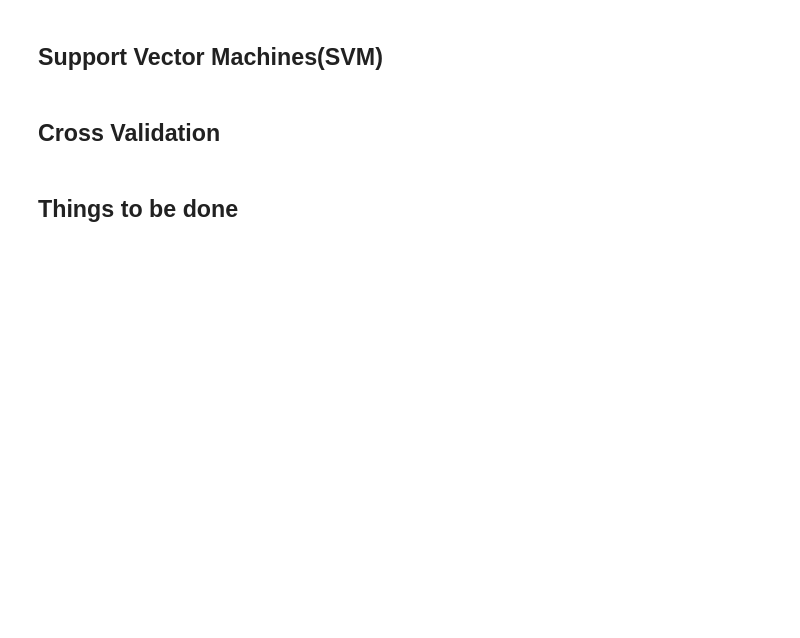
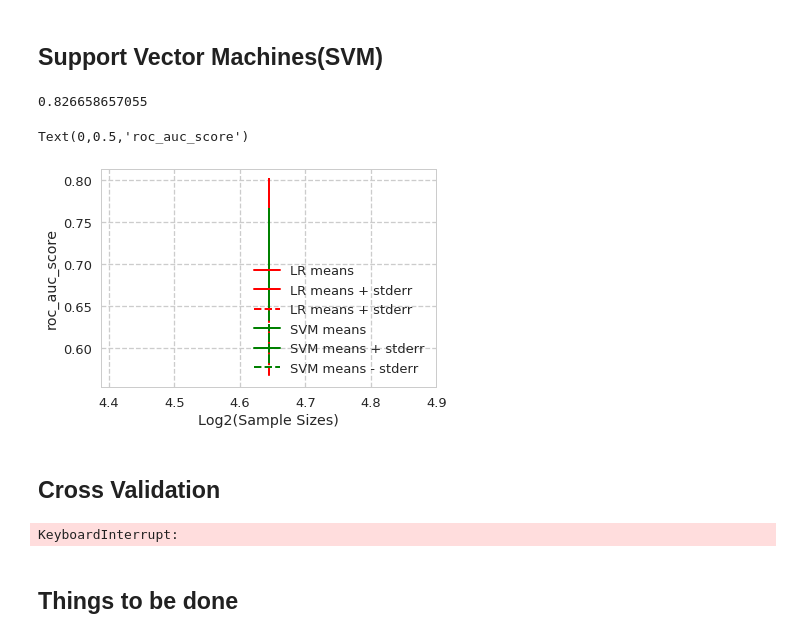
Before and after one commit to harishpuvvada/LoanDefault-Prediction, a Jupyter notebook: Loan_Default_Prediction.ipynb, the cells around one changed output. Drawn from its saved outputs; the diff is of its cells as text; code cells hidden in the pictures; blank space fills up the shorter version.

Commit message:
Bootstrapping and Boosting

```diff
--- a/Loan_Default_Prediction.ipynb
+++ b/Loan_Default_Prediction.ipynb
@@ -216,15 +263,80 @@ Average precision-recall score: 0.87
 # %% [markdown]
 ## Support Vector Machines(SVM)
 # %%
-# clf_svm = svm.SVC(kernel = "linear")
-# clf_svm.fit(X_train,y_train)
-# predictions_svm = clf_svm.predict(X_test)
-# SVM_Accuracy = accuracy_score(y_test,predictions_svm)
-# print(SVM_Accuracy)
-# plotAUC(y_test,predictions_svm, 'SVM')
-# plt.show()
+clf_svm = svm.SVC(kernel = "rbf", degree = 3)
+clf_svm.fit(X_train.iloc[:,[0,4,5,8]],y_train)
+predictions_svm = clf_svm.predict(X_test.iloc[:,[0,4,5,8]])
+SVM_Accuracy = accuracy_score(y_test,predictions_svm)
+print(SVM_Accuracy)
+#plotAUC(y_test,predictions_svm, 'SVM')
+plt.show()
+# %% [output]
+0.826658657055
+# %%
+def modBootstrapper(train, test, nruns, sampsize, lr, c):
+    target = 'loan_status'
+    aucs_boot = []
+    for i in range(nruns):
+        train_samp = train.iloc[np.random.randint(0, len(train), size = sampsize)] #selecting random indexes for KFold
+        if (lr == 1):
+            lr_i = linear_model.LogisticRegression(C = 1e30)
+            lr_i.fit(train_samp.drop(target,1), train_samp[target]) #Linear regression fitting and predicting if lr==1
+            p = lr_i.predict_proba(test.drop(target,1))[:,1]
+        else:
+            svm_i = svm.SVC(kernel='rbf', C = c) #hardcoding the value since it is negative power error.
+            svm_i.fit(train_samp.drop(target,1), train_samp[target])#SVM fitting and predicting if lr==0
+            p = svm_i.decision_function(test.drop(target,1))
+
+        aucs_boot.append(metrics.roc_auc_score(test[target], p)) #calculating auc scores for each bag in bootstrapping
+
+    return [np.mean(aucs_boot), np.sqrt(np.var(aucs_boot))] #mean, standard error = square root of variance
+# %%
+#SampleSizes = [25, 50, 75, 100, 125, 136]*1000
+SampleSizes = [25]*1000
+
+LR_means = []
+Lr_stderr = []
+svm_means = []
+svm_stderr = []
+for n in SampleSizes:
+    mean, err = modBootstrapper(bs_train, bs_test, 20, n, 1, 0.1)# collecting means and stderrs for LR model
+    LR_means.append(mean)
+    Lr_stderr.append(err)
+    mean2, err2 = modBootstrapper(bs_train, bs_test, 20, n, 0, 0.1)# collecting means and stderrs for SVM model
+    svm_means.append(mean2)
+    svm_stderr.append(err2)
+# %%
+plt.plot(np.log2(SampleSizes), LR_means, 'r', label = 'LR means')
+plt.plot(np.log2(SampleSizes), LR_means + np.array(Lr_stderr), 'r+-' , label = 'LR means + stderr')
+plt.plot(np.log2(SampleSizes), LR_means - np.array(Lr_stderr), 'r--',  label = 'LR means + stderr')
+
+plt.plot(np.log2(SampleSizes), svm_means, 'g', label = 'SVM means')
+plt.plot(np.log2(SampleSizes), svm_means + np.array(svm_stderr), 'g+-', label = 'SVM means + stderr')
+plt.plot(np.log2(SampleSizes), svm_means - np.array(svm_stderr), 'g--', label = 'SVM means - stderr')
+
+plt.legend(loc = 'lower right')
+plt.xlabel('Log2(Sample Sizes)')
+plt.ylabel('roc_auc_score')
+# %% [output]
+Text(0,0.5,'roc_auc_score')
+[figure, added]
 # %% [markdown]
 ## Cross Validation
+# %%
+# Bagged Decision Trees for Classification
+#import pandas
+from sklearn import model_selection
+from sklearn.ensemble import BaggingClassifier
+#from sklearn.tree import DecisionTreeClassifier
+
+seed = 7
+kfold = model_selection.KFold(n_splits=10, random_state=seed)
+num_trees = 100
+model = BaggingClassifier(base_estimator=randomForest, n_estimators=num_trees, random_state=seed)
+results = model_selection.cross_val_score(model, data_clean.iloc[:,:-1].values, data_clean.iloc[:,-1].values, cv=kfold)
+print(results.mean())
+# %% [output]
+KeyboardInterrupt:
 # %% [markdown]
 ## Things to be done
 # %%
```
Also changed, not shown: parts of 12 cells of this notebook.
